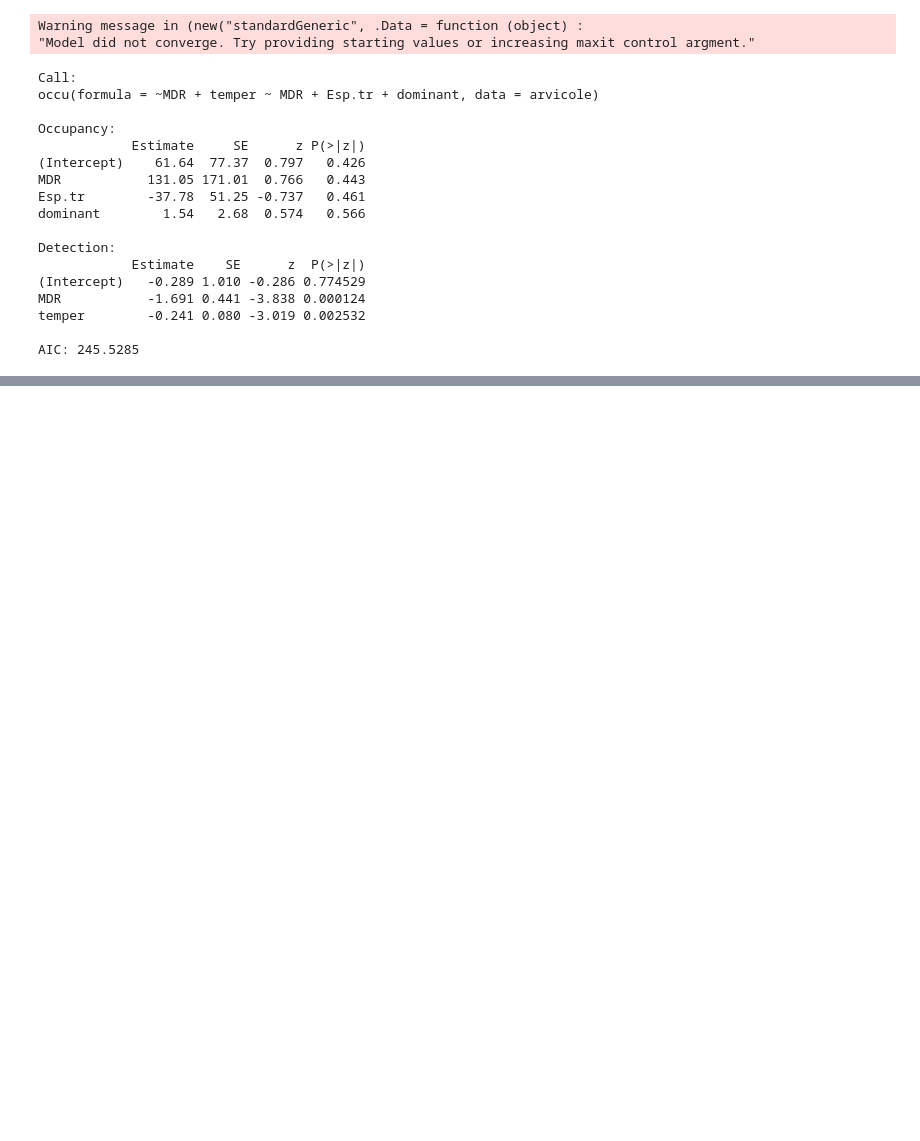
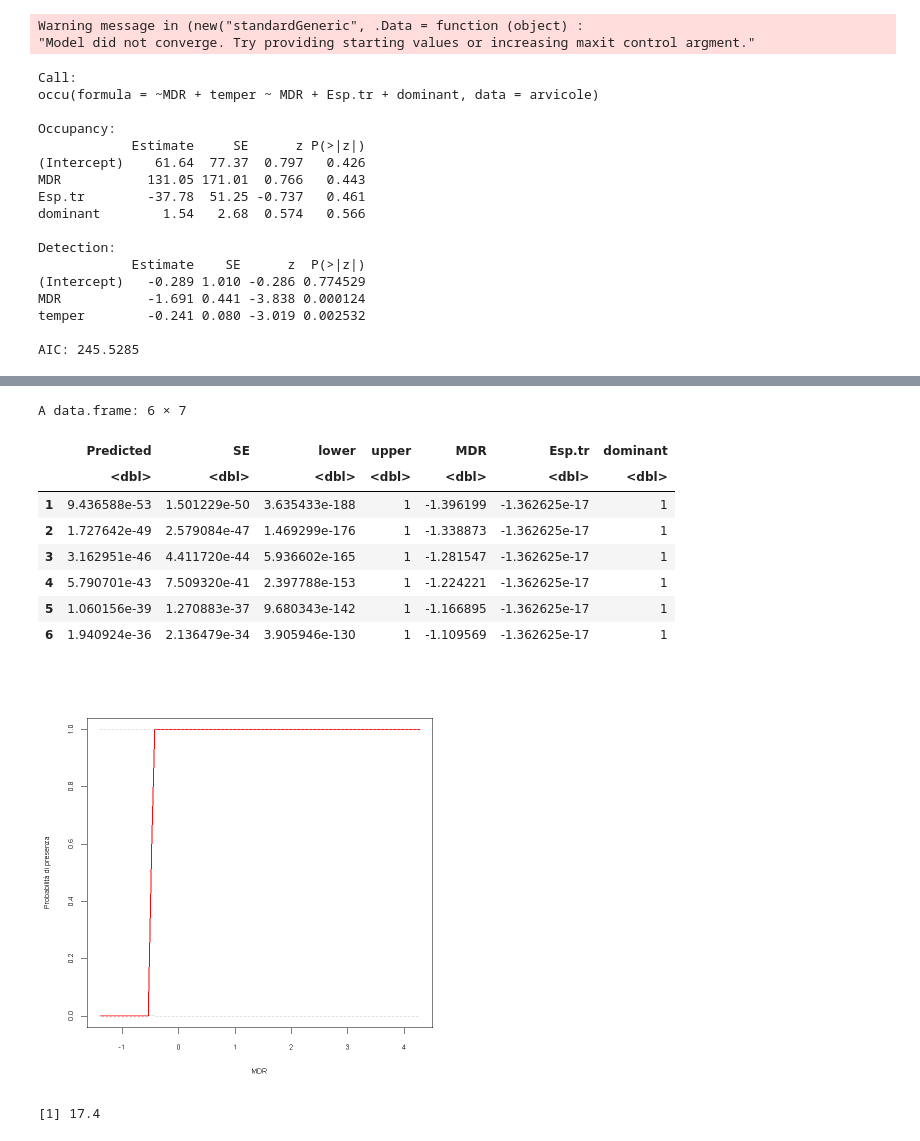
Before and after one commit to GabyOM/Chionomys-nivalis-analysis, a Jupyter notebook: 11. Modelli di Occupancy.ipynb, the cells around one changed output, grey strips where cells are left out. Cells and saved outputs as stored; diff of their text form; code cells hidden in the pictures; blank space fills up the shorter version.

```diff
--- a/11. Modelli di Occupancy.ipynb
+++ b/11. Modelli di Occupancy.ipynb
@@ -386,0 +420,44 @@ AIC: 245.5285
+# %%
+# Predict abundance at specified covariate values.
+newdat_1 <- data.frame(MDR = seq(min(siteCovs$MDR), max(siteCovs$MDR), length=100),
+                      Esp.tr = mean(siteCovs$Esp.tr),
+                      dominant = "Graminacee")
+newdat_2 <- data.frame(MDR = seq(min(siteCovs$MDR), max(siteCovs$MDR), length=100),
+                      Esp.tr = mean(siteCovs$Esp.tr),
+                      dominant = "Muschio")
+newdat_3 <- data.frame(MDR = seq(min(siteCovs$MDR), max(siteCovs$MDR), length=100),
+                      Esp.tr = mean(siteCovs$Esp.tr),
+                      dominant = "Other_sp")
+newdata_ <- rbind(newdat_1,newdat_2,newdat_3)
+newdata_$dominant <- as.numeric(newdata_$dominant)
+Elambda_ <- predict(best.mod, type='state', newdata=newdata_,
+                   appendData=TRUE)
+head(Elambda_)
+Elambda.logit <- Elambda_
+with(subset(Elambda.logit,dominant=="1"), {
+  plot(MDR, Predicted, xlab="MDR", type="l", # names = habitat,
+       ylab="Probabilità di presenza", #ylim=c(-20, 40), # cex.names=0.7,
+       cex.lab=0.7, cex.axis=0.7, lwd=2, col="red")
+  # lines(MDR, Predicted+SE, lty=3, col="dark grey")
+  # lines(MDR, Predicted-SE, lty=3, col="dark grey")
+  lines(MDR, upper, lty=2, col="grey")
+  lines(MDR, lower, lty=2, col="grey")
+})
+# %% [output]
+A data.frame: 6 × 7
+|  | Predicted | SE | lower | upper | MDR | Esp.tr | dominant |
+|  | <dbl> | <dbl> | <dbl> | <dbl> | <dbl> | <dbl> | <dbl> |
+| 1 | 9.436588e-53 | 1.501229e-50 | 3.635433e-188 | 1 | -1.396199 | -1.362625e-17 | 1 |
+| 2 | 1.727642e-49 | 2.579084e-47 | 1.469299e-176 | 1 | -1.338873 | -1.362625e-17 | 1 |
+| 3 | 3.162951e-46 | 4.411720e-44 | 5.936602e-165 | 1 | -1.281547 | -1.362625e-17 | 1 |
+| 4 | 5.790701e-43 | 7.509320e-41 | 2.397788e-153 | 1 | -1.224221 | -1.362625e-17 | 1 |
+| 5 | 1.060156e-39 | 1.270883e-37 | 9.680343e-142 | 1 | -1.166895 | -1.362625e-17 | 1 |
+| 6 | 1.940924e-36 | 2.136479e-34 | 3.905946e-130 | 1 | -1.109569 | -1.362625e-17 | 1 |
+[figure, added]
+# %%
+#calcolo media temp
+maxt <- max(temperatura_occasione[,colonne_oggetto_analisi])
+mint <- min(temperatura_occasione[,colonne_oggetto_analisi])
+mean(maxt,mint)
+# %% [output]
+[1] 17.4
```
Also changed, not shown: parts of 13 cells of this notebook, 2 other files.
